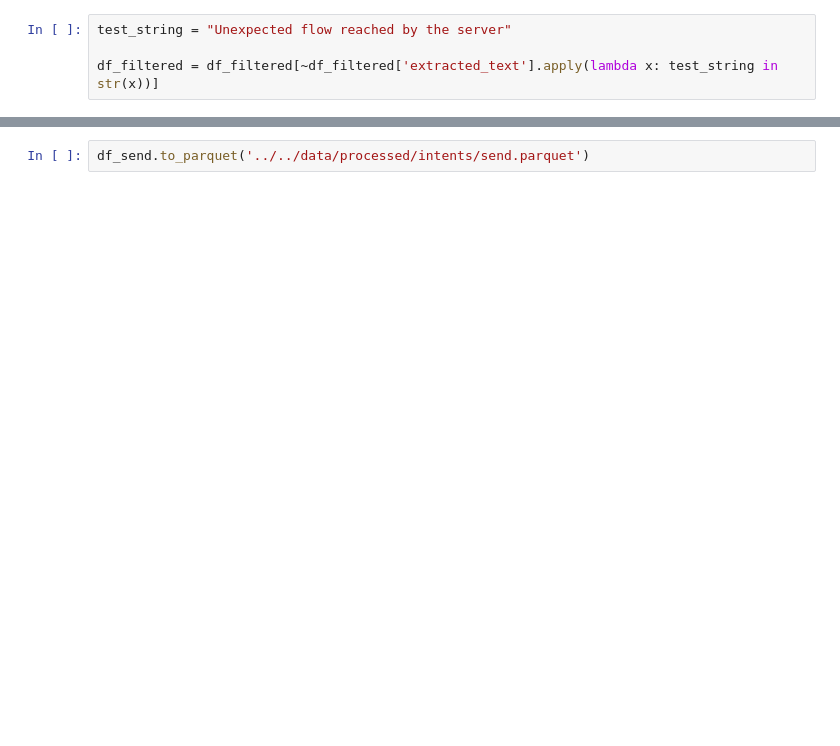
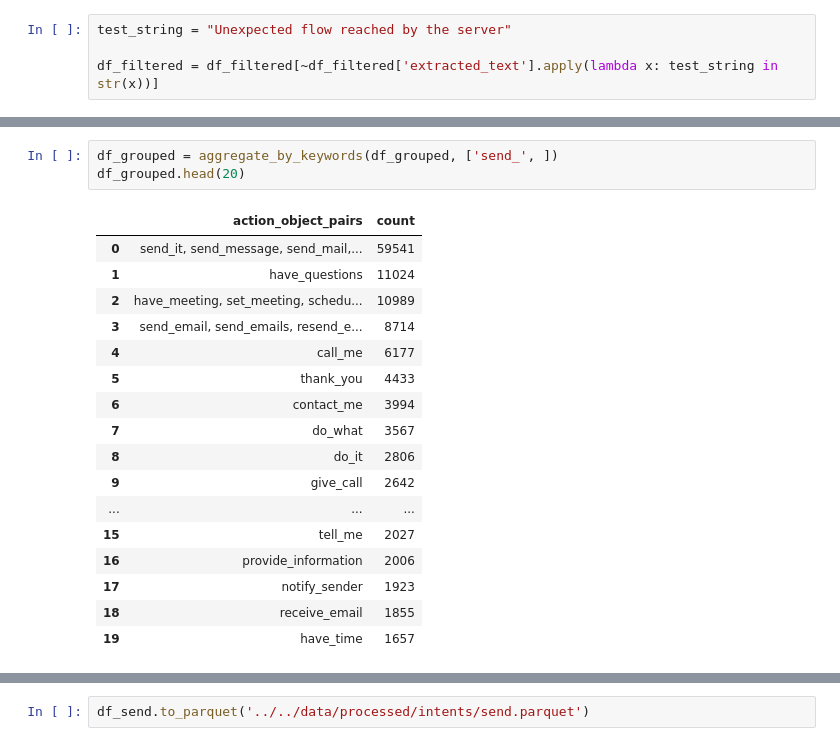
Before and after one commit to padeck/ma_workspace, a Jupyter notebook: 02_Intent_Extraction/01_heuristics/03_filter_action_object_pairs.ipynb, the cells around one changed output, grey strips where cells are left out. Cells and saved outputs as stored; diff of their text form; blank space fills up the shorter version.

```diff
--- a/02_Intent_Extraction/01_heuristics/03_filter_action_object_pairs.ipynb
+++ b/02_Intent_Extraction/01_heuristics/03_filter_action_object_pairs.ipynb
@@ -148,0 +342,21 @@ df_filtered.to_parquet('../../data/processed/targets/avocado_train_targets_explo
+# %%
+df_grouped = aggregate_by_keywords(df_grouped, ['send_', ])
+df_grouped.head(20)
+# %% [output]
+|  | action_object_pairs | count |
+| 0 | send_it, send_message, send_mail,... | 59541 |
+| 1 | have_questions | 11024 |
+| 2 | have_meeting, set_meeting, schedu... | 10989 |
+| 3 | send_email, send_emails, resend_e... | 8714 |
+| 4 | call_me | 6177 |
+| 5 | thank_you | 4433 |
+| 6 | contact_me | 3994 |
+| 7 | do_what | 3567 |
+| 8 | do_it | 2806 |
+| 9 | give_call | 2642 |
+| ... | ... | ... |
+| 15 | tell_me | 2027 |
+| 16 | provide_information | 2006 |
+| 17 | notify_sender | 1923 |
+| 18 | receive_email | 1855 |
+| 19 | have_time | 1657 |
```
Also changed, not shown: parts of 36 cells of this notebook.
